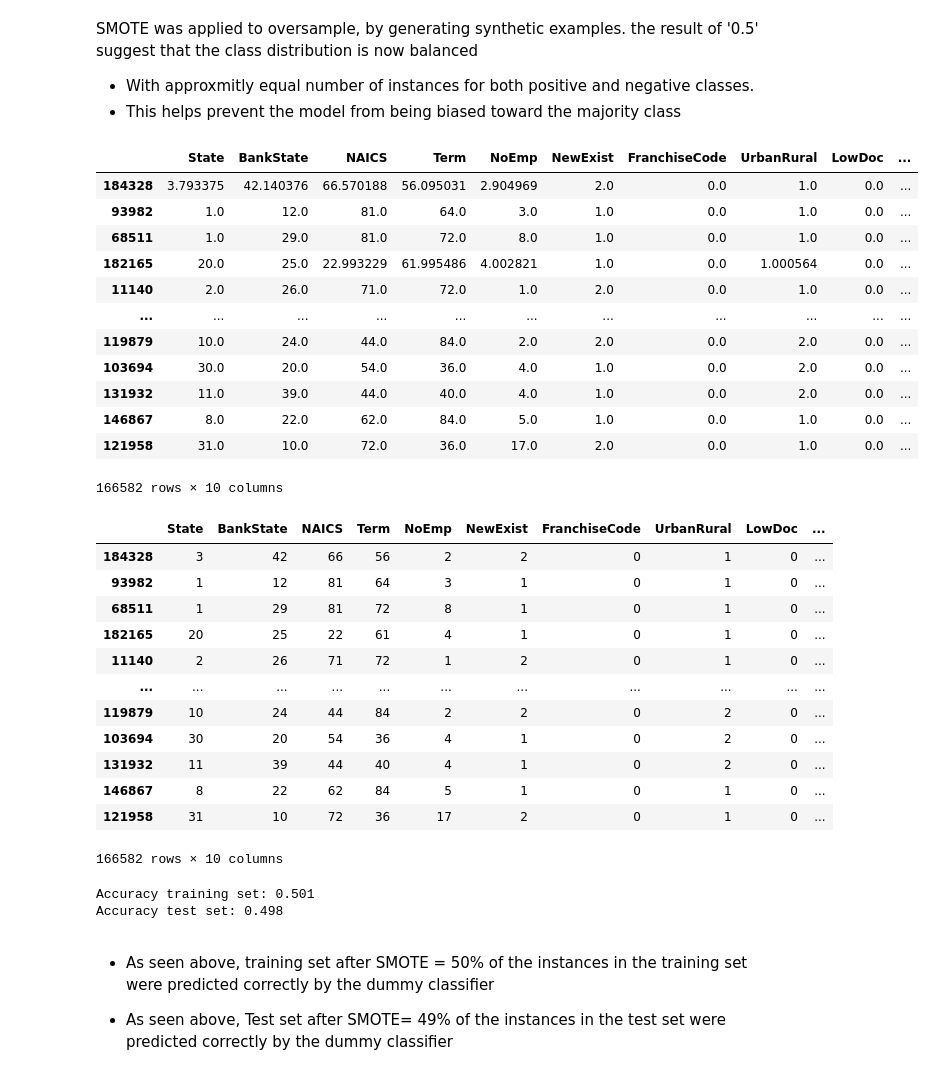
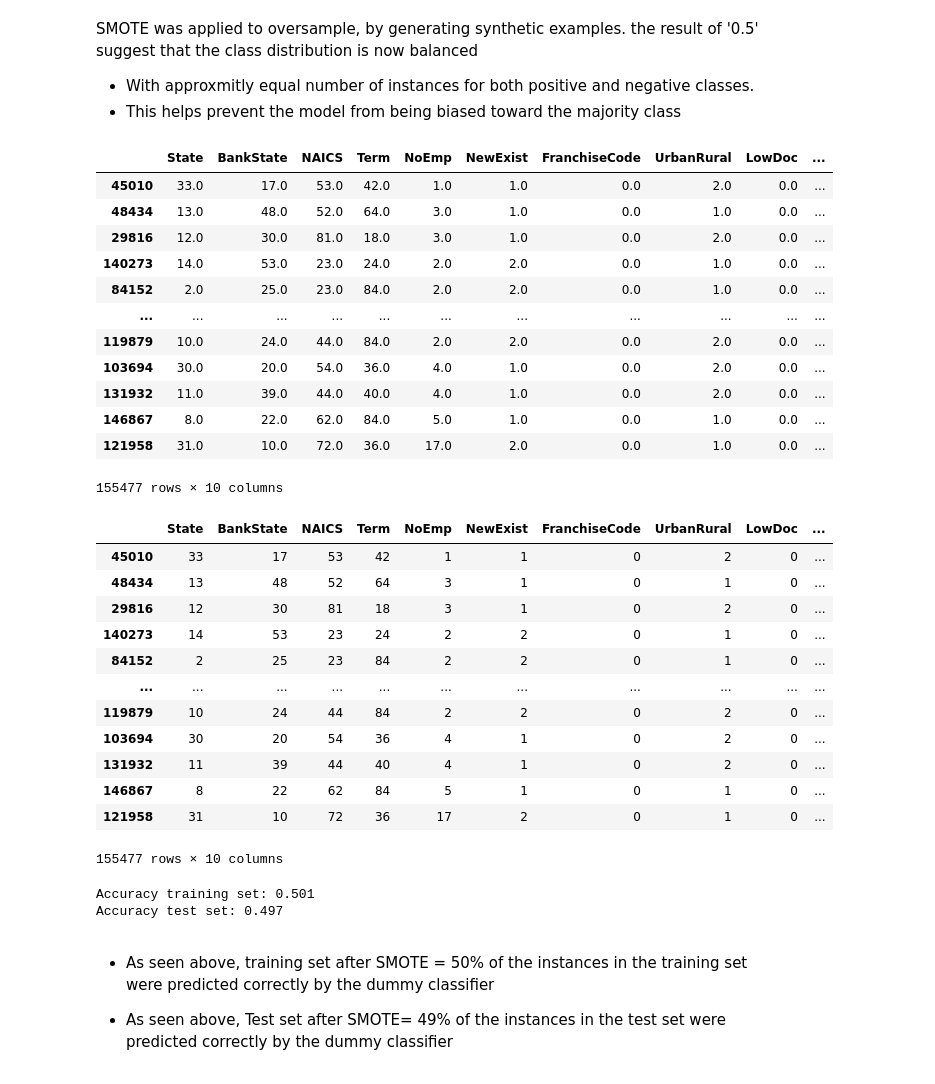
Before and after one commit to andreasmonster/bigdata, a Jupyter notebook: SBAnational_final.ipynb, the cells around one changed output. Saved outputs shown, nothing was run; the diff lists cells and outputs as text; code cells hidden in the pictures.

```diff
--- a/SBAnational_final.ipynb
+++ b/SBAnational_final.ipynb
@@ -192,23 +192,23 @@ the result of '0.5' suggest that the class distribution is now balanced
 # %%
 #Now where SMOTE has balanced the dataset, new training and data set, will be made
 
-x_train, x_test, y_train, y_test = train_test_split(x_SMOTE, y_SMOTE, test_size=0.25, random_state=42)
+x_train, x_test, y_train, y_test = train_test_split(x_SMOTE, y_SMOTE, test_size=0.30, random_state=42)
 
 x_train
 # %% [output]
 |  | State | BankState | NAICS | Term | NoEmp | NewExist | FranchiseCode | UrbanRural | LowDoc | ... |
-| 184328 | 3.793375 | 42.140376 | 66.570188 | 56.095031 | 2.904969 | 2.0 | 0.0 | 1.0 | 0.0 | ... |
-| 93982 | 1.0 | 12.0 | 81.0 | 64.0 | 3.0 | 1.0 | 0.0 | 1.0 | 0.0 | ... |
-| 68511 | 1.0 | 29.0 | 81.0 | 72.0 | 8.0 | 1.0 | 0.0 | 1.0 | 0.0 | ... |
-| 182165 | 20.0 | 25.0 | 22.993229 | 61.995486 | 4.002821 | 1.0 | 0.0 | 1.000564 | 0.0 | ... |
-| 11140 | 2.0 | 26.0 | 71.0 | 72.0 | 1.0 | 2.0 | 0.0 | 1.0 | 0.0 | ... |
+| 45010 | 33.0 | 17.0 | 53.0 | 42.0 | 1.0 | 1.0 | 0.0 | 2.0 | 0.0 | ... |
+| 48434 | 13.0 | 48.0 | 52.0 | 64.0 | 3.0 | 1.0 | 0.0 | 1.0 | 0.0 | ... |
+| 29816 | 12.0 | 30.0 | 81.0 | 18.0 | 3.0 | 1.0 | 0.0 | 2.0 | 0.0 | ... |
+| 140273 | 14.0 | 53.0 | 23.0 | 24.0 | 2.0 | 2.0 | 0.0 | 1.0 | 0.0 | ... |
+| 84152 | 2.0 | 25.0 | 23.0 | 84.0 | 2.0 | 2.0 | 0.0 | 1.0 | 0.0 | ... |
 | ... | ... | ... | ... | ... | ... | ... | ... | ... | ... | ... |
 | 119879 | 10.0 | 24.0 | 44.0 | 84.0 | 2.0 | 2.0 | 0.0 | 2.0 | 0.0 | ... |
 | 103694 | 30.0 | 20.0 | 54.0 | 36.0 | 4.0 | 1.0 | 0.0 | 2.0 | 0.0 | ... |
 | 131932 | 11.0 | 39.0 | 44.0 | 40.0 | 4.0 | 1.0 | 0.0 | 2.0 | 0.0 | ... |
 | 146867 | 8.0 | 22.0 | 62.0 | 84.0 | 5.0 | 1.0 | 0.0 | 1.0 | 0.0 | ... |
 | 121958 | 31.0 | 10.0 | 72.0 | 36.0 | 17.0 | 2.0 | 0.0 | 1.0 | 0.0 | ... |
-166582 rows × 10 columns
+155477 rows × 10 columns
 # %%
 #removing decimals
 x_train = x_train.astype(int)
@@ -217,18 +217,18 @@ x_train = x_train.astype(int)
 x_train
 # %% [output]
 |  | State | BankState | NAICS | Term | NoEmp | NewExist | FranchiseCode | UrbanRural | LowDoc | ... |
-| 184328 | 3 | 42 | 66 | 56 | 2 | 2 | 0 | 1 | 0 | ... |
-| 93982 | 1 | 12 | 81 | 64 | 3 | 1 | 0 | 1 | 0 | ... |
-| 68511 | 1 | 29 | 81 | 72 | 8 | 1 | 0 | 1 | 0 | ... |
-| 182165 | 20 | 25 | 22 | 61 | 4 | 1 | 0 | 1 | 0 | ... |
-| 11140 | 2 | 26 | 71 | 72 | 1 | 2 | 0 | 1 | 0 | ... |
+| 45010 | 33 | 17 | 53 | 42 | 1 | 1 | 0 | 2 | 0 | ... |
+| 48434 | 13 | 48 | 52 | 64 | 3 | 1 | 0 | 1 | 0 | ... |
+| 29816 | 12 | 30 | 81 | 18 | 3 | 1 | 0 | 2 | 0 | ... |
+| 140273 | 14 | 53 | 23 | 24 | 2 | 2 | 0 | 1 | 0 | ... |
+| 84152 | 2 | 25 | 23 | 84 | 2 | 2 | 0 | 1 | 0 | ... |
 | ... | ... | ... | ... | ... | ... | ... | ... | ... | ... | ... |
 | 119879 | 10 | 24 | 44 | 84 | 2 | 2 | 0 | 2 | 0 | ... |
 | 103694 | 30 | 20 | 54 | 36 | 4 | 1 | 0 | 2 | 0 | ... |
 | 131932 | 11 | 39 | 44 | 40 | 4 | 1 | 0 | 2 | 0 | ... |
 | 146867 | 8 | 22 | 62 | 84 | 5 | 1 | 0 | 1 | 0 | ... |
 | 121958 | 31 | 10 | 72 | 36 | 17 | 2 | 0 | 1 | 0 | ... |
-166582 rows × 10 columns
+155477 rows × 10 columns
 # %%
 #Creating Dummy classificer, that trains on the training data with new SMOTE dataset
 DummyClass = DummyClassifier()
@@ -243,7 +243,7 @@ print(f"Accuracy training set: {accuracy_score(y_train, DummyClass_y_train_predi
 print(f"Accuracy test set: {accuracy_score(y_test, DummyClass_y_test_prediction):.3f}")
 # %% [output]
 Accuracy training set: 0.501
-Accuracy test set: 0.498
+Accuracy test set: 0.497
 # %% [markdown]
 * As seen above, training set after SMOTE = 50% of the instances in the training set were predicted correctly by the dummy classifier
 
```
Also changed, not shown: parts of 18 cells of this notebook.
